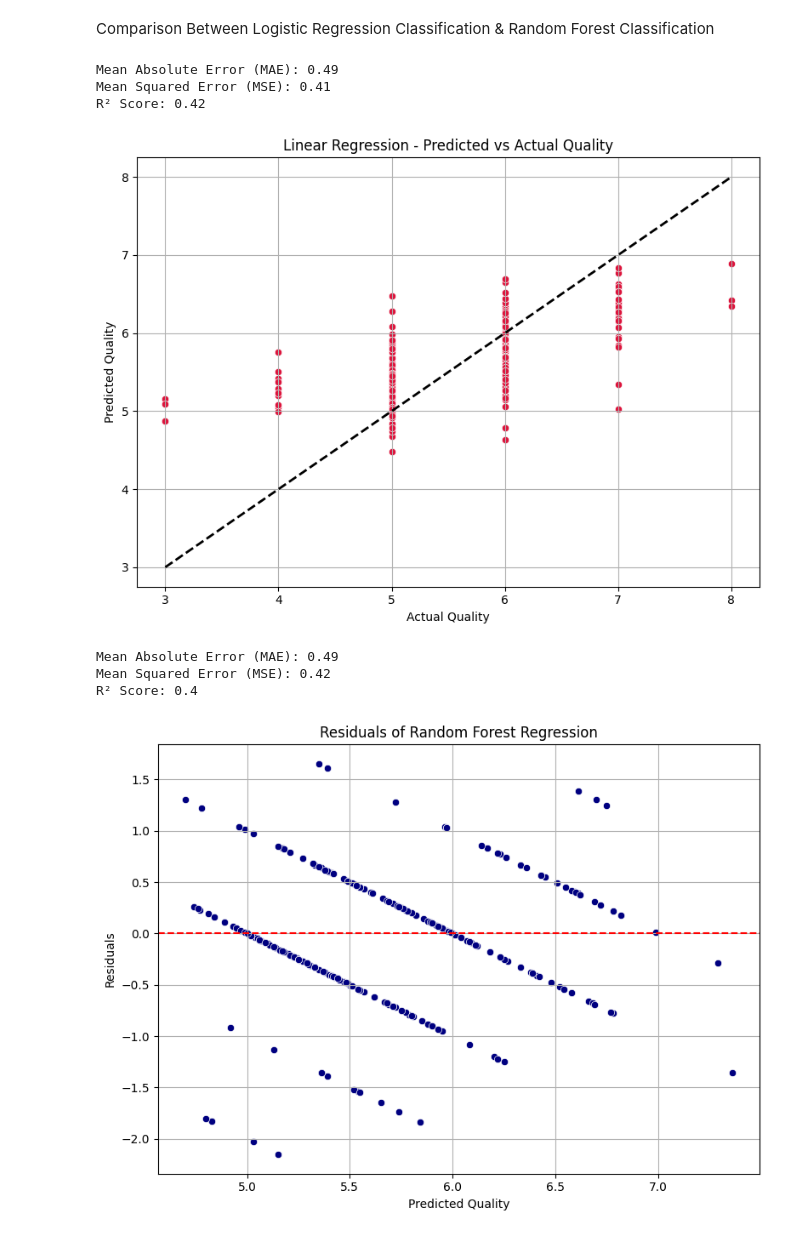
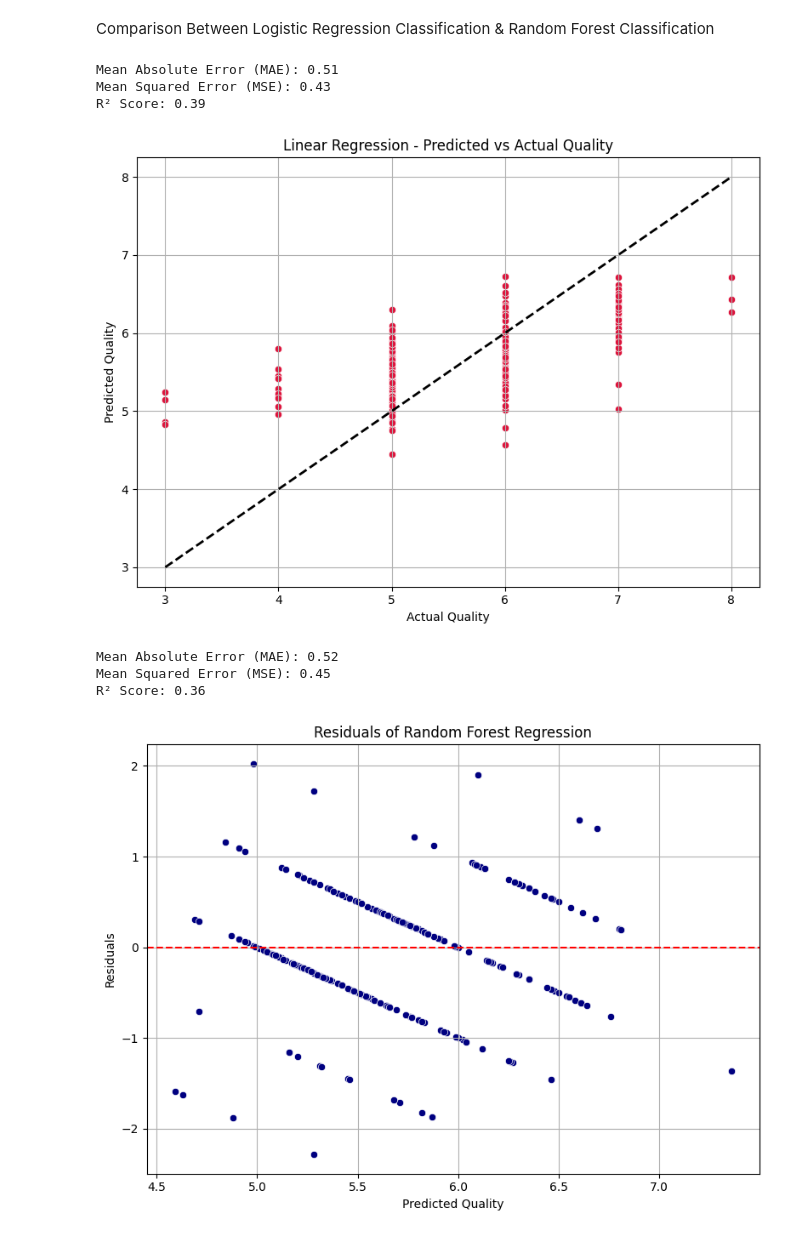
Before and after one commit to SamraatJain9/CSC2034_Project_Data, a Jupyter notebook: main.ipynb, the cells around one changed output. Drawn from its saved outputs; the diff is of its cells as text; code cells hidden in the pictures.

```diff
--- a/main.ipynb
+++ b/main.ipynb
@@ -1277,8 +1164,7 @@ Comparison Between Logistic Regression Classification & Random Forest Classifica
 # Linear Regression
 
 # Features
-features = ['alcohol', 'volatile acidity', 'sulphates', 'chlorides', 'density', 'citric acid']
-
+features = ['alcohol', 'volatile acidity', 'chlorides', 'density', 'citric acid']
 # Features (X) and Target (Y)
 X = red_wine[features]
 y = red_wine['quality']
@@ -1312,14 +1198,14 @@ plt.grid(True)
 plt.tight_layout()
 plt.show()
 # %% [output]
-Mean Absolute Error (MAE): 0.49
-Mean Squared Error (MSE): 0.41
-R² Score: 0.42
+Mean Absolute Error (MAE): 0.51
+Mean Squared Error (MSE): 0.43
+R² Score: 0.39
-[figure, old version]
+[figure, new version]
 # %%
 # Random Forest Regression
 
-features = ['alcohol', 'volatile acidity', 'sulphates', 'chlorides', 'density', 'citric acid']
+features = ['alcohol', 'volatile acidity', 'chlorides', 'density', 'citric acid']
 X = red_wine[features]
 y = red_wine['quality']
 
@@ -1327,34 +1213,34 @@ y = red_wine['quality']
 X_train, X_test, y_train, y_test = train_test_split(
     X, y, test_size=0.2, random_state=42
 )
 
 rf_regressor = RandomForestRegressor(n_estimators=100, random_state=42)
 rf_regressor.fit(X_train, y_train)
 
 y_pred = rf_regressor.predict(X_test)
 
 # Evaluation
 mae = mean_absolute_error(y_test, y_pred)
 mse = mean_squared_error(y_test, y_pred)
 r2 = r2_score(y_test, y_pred)
 
 print("Mean Absolute Error (MAE):", round(mae, 2))
 print("Mean Squared Error (MSE):", round(mse, 2))
 print("R² Score:", round(r2, 2))
 
 residuals = y_test - y_pred
 
 plt.figure(figsize=(8, 6))
 seaborn.scatterplot(x=y_pred, y=residuals, color='navy', edgecolor='white')
 plt.axhline(0, color='red', linestyle='--')
 plt.xlabel('Predicted Quality')
 plt.ylabel('Residuals')
 plt.title('Residuals of Random Forest Regression')
 plt.grid(True)
 plt.tight_layout()
 plt.show()
 # %% [output]
-Mean Absolute Error (MAE): 0.49
-Mean Squared Error (MSE): 0.42
-R² Score: 0.4
+Mean Absolute Error (MAE): 0.52
+Mean Squared Error (MSE): 0.45
+R² Score: 0.36
-[figure, old version]
+[figure, new version]
```
Also changed, not shown: parts of 8 cells of this notebook.
